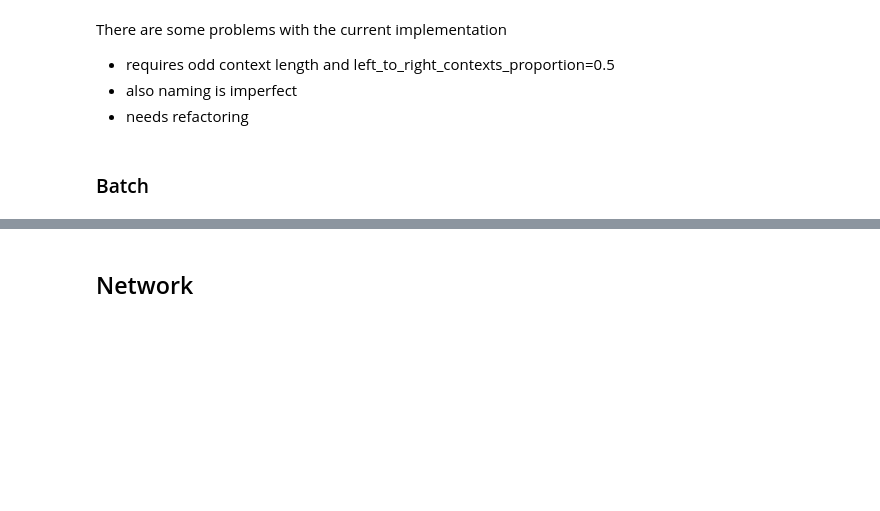
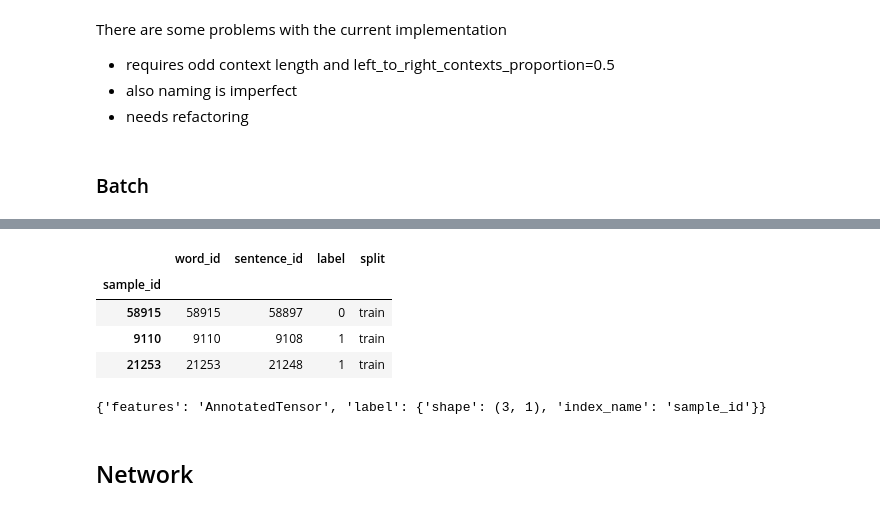
Before and after one commit to okulovsky/grammar_ru, a Jupyter notebook: tg/demos/Part 3. Training network.ipynb, the cells around one changed output, grey strips where cells are left out. Cells and saved outputs as stored; diff of their text form; code cells hidden in the pictures; blank space fills up the shorter version.

```diff
--- a/tg/demos/Part 3. Training network.ipynb
+++ b/tg/demos/Part 3. Training network.ipynb
@@ -311,5 +311,6 @@ ap = btc.ContextualAssemblyPoint(
     context_length=5
 )
 ap.reduction_type = ap.reduction_type.Dim3Folded
-feature_extractor =
+feature_extractor = ap.create_extractor()
+feature_extractor.fit_extract(idb)
 # %% [output]
@@ -321,2 +340,3 @@ label_extractor.fit_extract(idb)
 # %%
-batcher = bt.Batcher([])
+batcher = bt.Batcher([feature_extractor, label_extractor])
+batch = batcher.fit_extract(3, idb)
@@ -323,3 +354,15 @@ batcher = bt.Batcher([])
+# %%
+batch.index_frame
+# %% [output]
+|  | word_id | sentence_id | label | split |
+| sample_id |  |  |  |  |
+| 58915 | 58915 | 58897 | 0 | train |
+| 9110 | 9110 | 9108 | 1 | train |
+| 21253 | 21253 | 21248 | 1 | train |
+# %%
+batch.bundle
+# %% [output]
+{'features': 'AnnotatedTensor', 'label': {'shape': (3, 1), 'index_name': 'sample_id'}}
 # %% [markdown]
 ## Network
 # %% [markdown]
```
Also changed, not shown: parts of 16 cells of this notebook.
